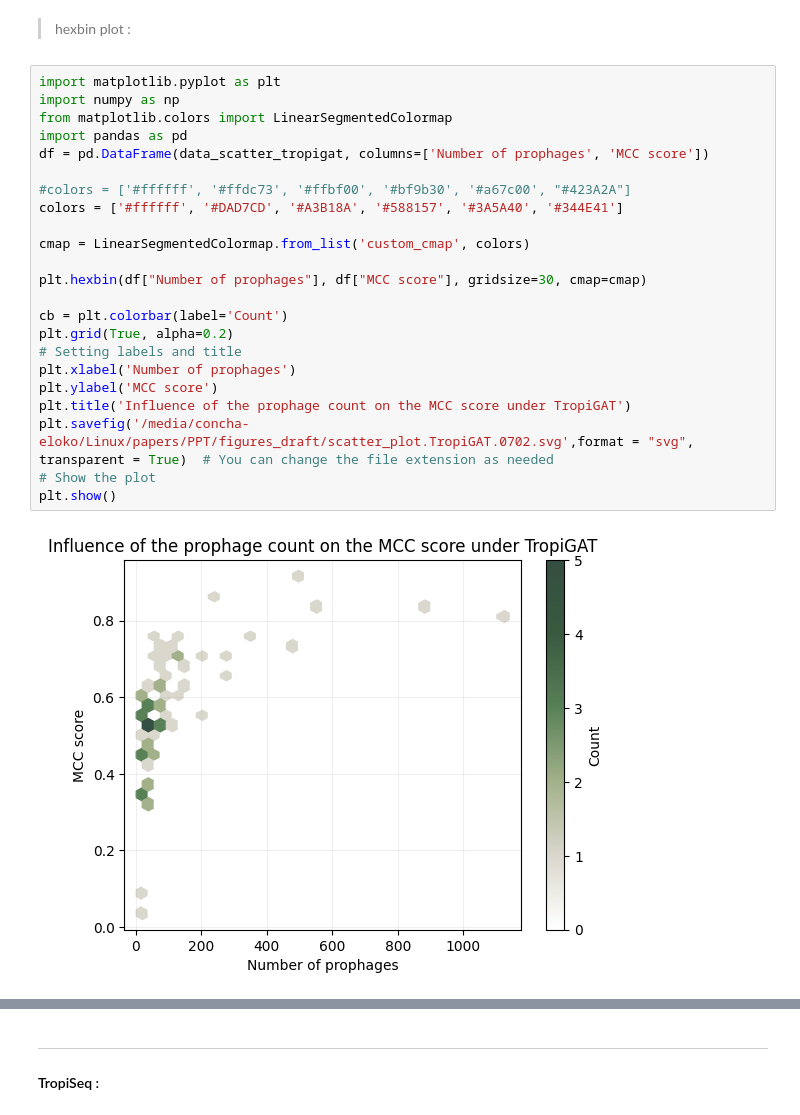
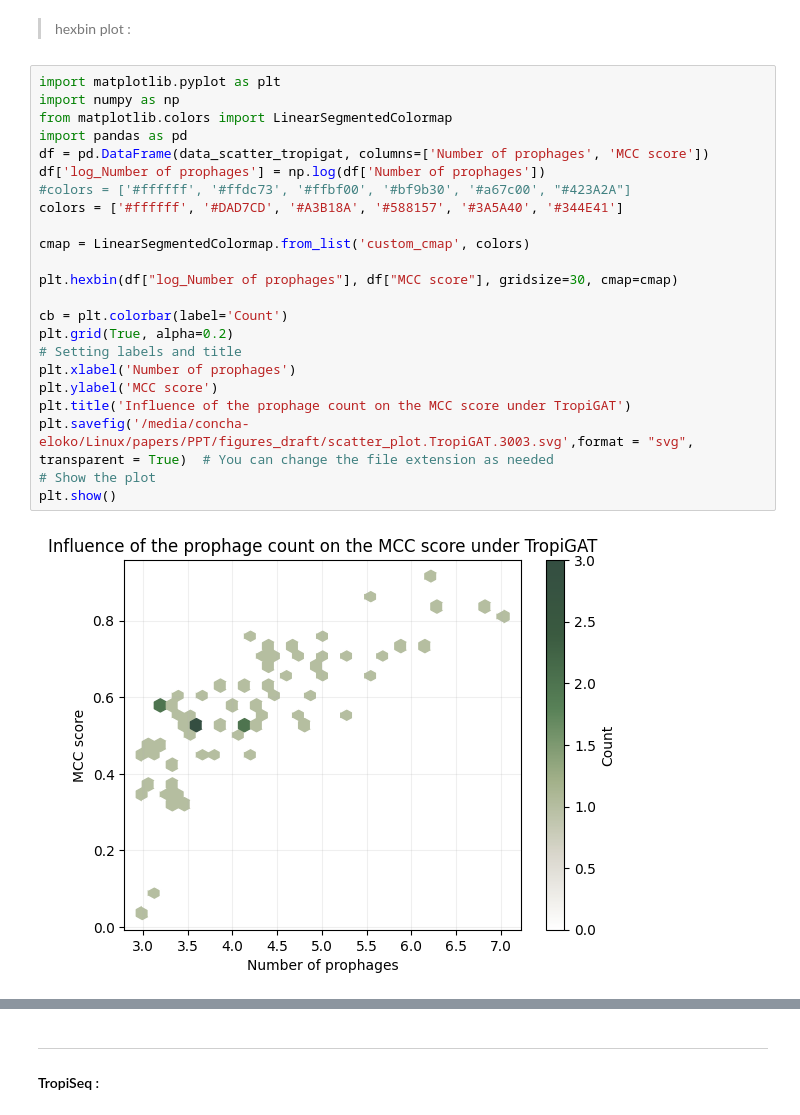
Before and after one commit to conchaeloko/Klebsiella_TropiSEARCH, a Jupyter notebook: scripts/Ensemble_TropiGAT/J4.Metric_files.0702.ipynb, the cells around one changed output, grey strips where cells are left out. Cells and saved outputs as stored; diff of their text form.

```diff
--- a/scripts/Ensemble_TropiGAT/J4.Metric_files.0702.ipynb
+++ b/scripts/Ensemble_TropiGAT/J4.Metric_files.0702.ipynb
@@ -221,25 +221,25 @@ plt.show()
 # %%
 import matplotlib.pyplot as plt
 import numpy as np
 from matplotlib.colors import LinearSegmentedColormap
 import pandas as pd
 df = pd.DataFrame(data_scatter_tropigat, columns=['Number of prophages', 'MCC score'])
-
+df['log_Number of prophages'] = np.log(df['Number of prophages'])
 #colors = ['#ffffff', '#ffdc73', '#ffbf00', '#bf9b30', '#a67c00', "#423A2A"]
 colors = ['#ffffff', '#DAD7CD', '#A3B18A', '#588157', '#3A5A40', '#344E41']
 
 cmap = LinearSegmentedColormap.from_list('custom_cmap', colors)
 
-plt.hexbin(df["Number of prophages"], df["MCC score"], gridsize=30, cmap=cmap)
+plt.hexbin(df["log_Number of prophages"], df["MCC score"], gridsize=30, cmap=cmap)
 
 cb = plt.colorbar(label='Count')
 plt.grid(True, alpha=0.2)
 # Setting labels and title
 plt.xlabel('Number of prophages')
 plt.ylabel('MCC score')
 plt.title('Influence of the prophage count on the MCC score under TropiGAT')
-plt.savefig('/media/concha-eloko/Linux/papers/PPT/figures_draft/scatter_plot.TropiGAT.0702.svg',format = "svg", transparent = True)  # You can change the file extension as needed
+plt.savefig('/media/concha-eloko/Linux/papers/PPT/figures_draft/scatter_plot.TropiGAT.3003.svg',format = "svg", transparent = True)  # You can change the file extension as needed
 # Show the plot
 plt.show()
 # %% [output]
-[figure, old version]
+[figure, new version]
```
Also changed, not shown: parts of 5 cells of this notebook, 5 other files.
